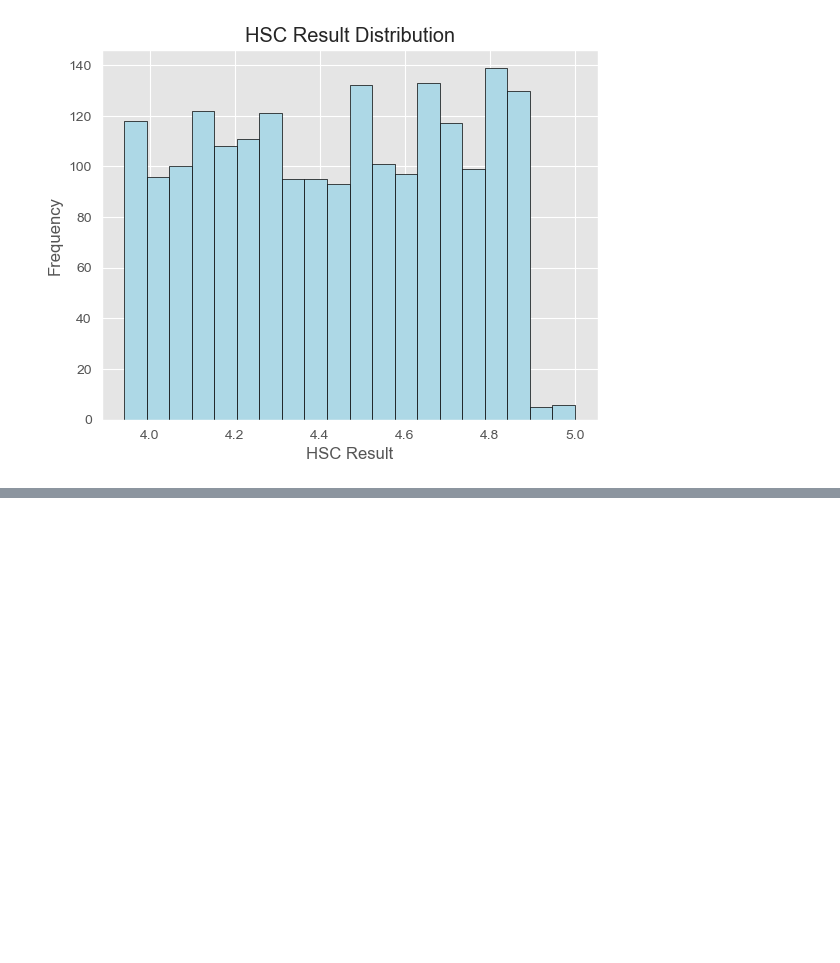
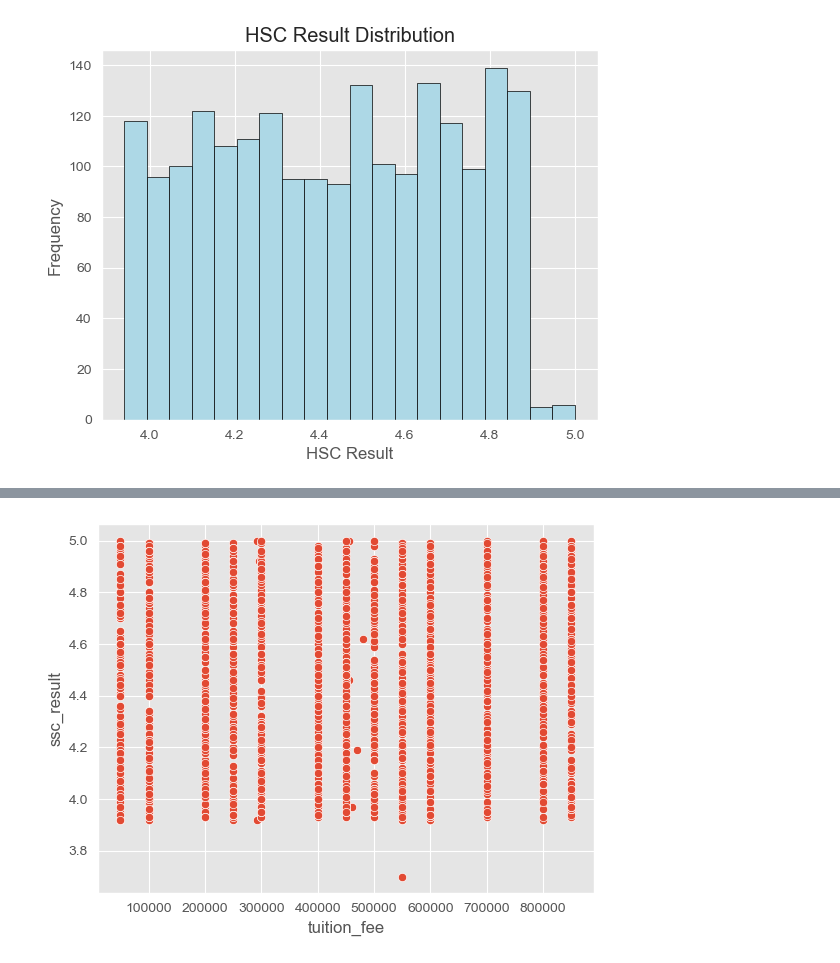
Before and after one commit to ssavi45/Student-Performance-Predictor, a Jupyter notebook: study.ipynb, the cells around one changed output, grey strips where cells are left out. Drawn from its saved outputs; the diff is of its cells as text; code cells hidden in the pictures; blank space fills up the shorter version.

```diff
--- a/study.ipynb
+++ b/study.ipynb
@@ -276,0 +282,5 @@ Text(0, 0.5, 'Frequency')
+# %%
+sns.scatterplot(x='tuition_fee', y='ssc_result', data=df)
+plt.show()
+# %% [output]
+[figure, added]
```
Also changed, not shown: parts of 2 cells of this notebook.
